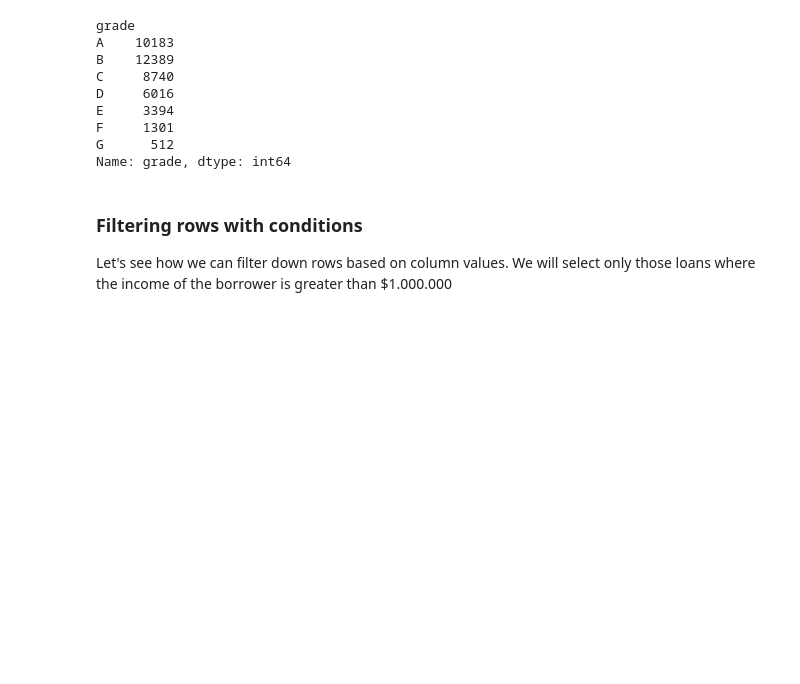
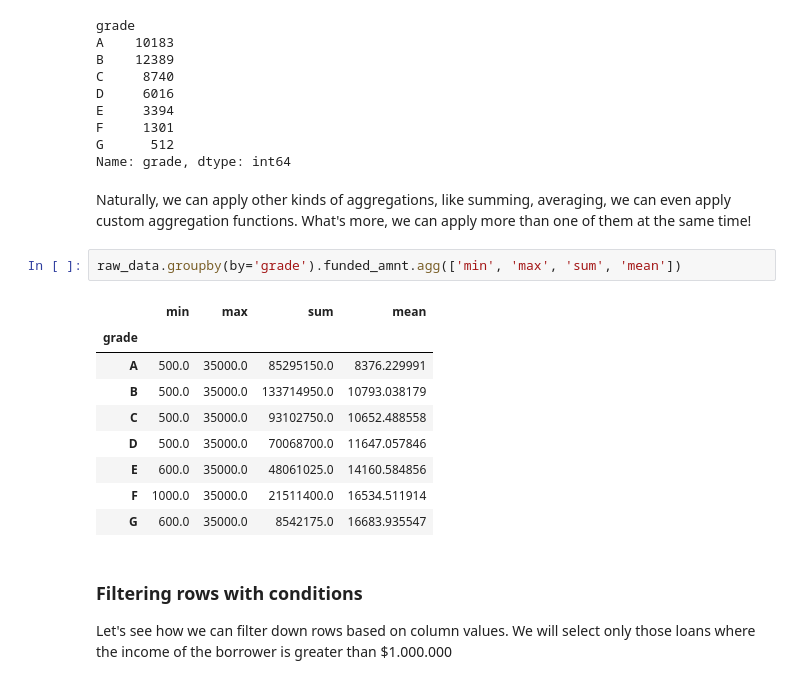
Before and after one commit to siaen/python_finance_course, a Jupyter notebook: notebooks/2 - Exploring, cleaning and preparing tabular data for analysis.ipynb, the cells around one changed output. Drawn from its saved outputs; the diff is of its cells as text; blank space fills up the shorter version.

```diff
--- a/notebooks/2 - Exploring, cleaning and preparing tabular data for analysis.ipynb
+++ b/notebooks/2 - Exploring, cleaning and preparing tabular data for analysis.ipynb
@@ -286,6 +346,20 @@ E     3394
 F     1301
 G      512
 Name: grade, dtype: int64
+# %% [markdown]
+Naturally, we can apply other kinds of aggregations, like summing, averaging, we can even apply custom aggregation functions. What's more, we can apply more than one of them at the same time!
+# %%
+raw_data.groupby(by='grade').funded_amnt.agg(['min', 'max', 'sum', 'mean'])
+# %% [output]
+|  | min | max | sum | mean |
+| grade |  |  |  |  |
+| A | 500.0 | 35000.0 | 85295150.0 | 8376.229991 |
+| B | 500.0 | 35000.0 | 133714950.0 | 10793.038179 |
+| C | 500.0 | 35000.0 | 93102750.0 | 10652.488558 |
+| D | 500.0 | 35000.0 | 70068700.0 | 11647.057846 |
+| E | 600.0 | 35000.0 | 48061025.0 | 14160.584856 |
+| F | 1000.0 | 35000.0 | 21511400.0 | 16534.511914 |
+| G | 600.0 | 35000.0 | 8542175.0 | 16683.935547 |
 # %% [markdown]
 ### Filtering rows with conditions
 Let's see how we can filter down rows based on column values.
```
Also changed, not shown: parts of 29 cells of this notebook, 2 other files.
